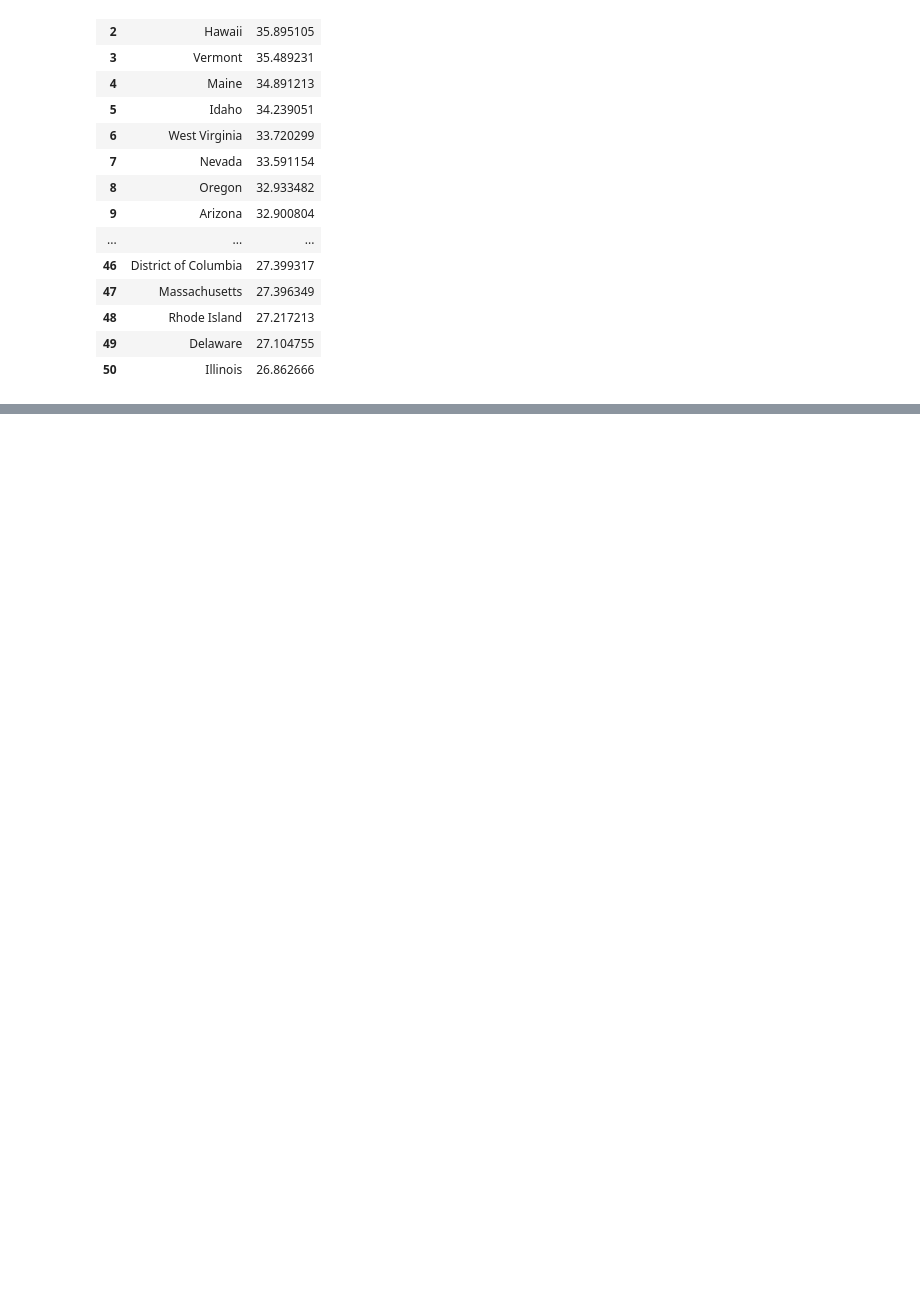
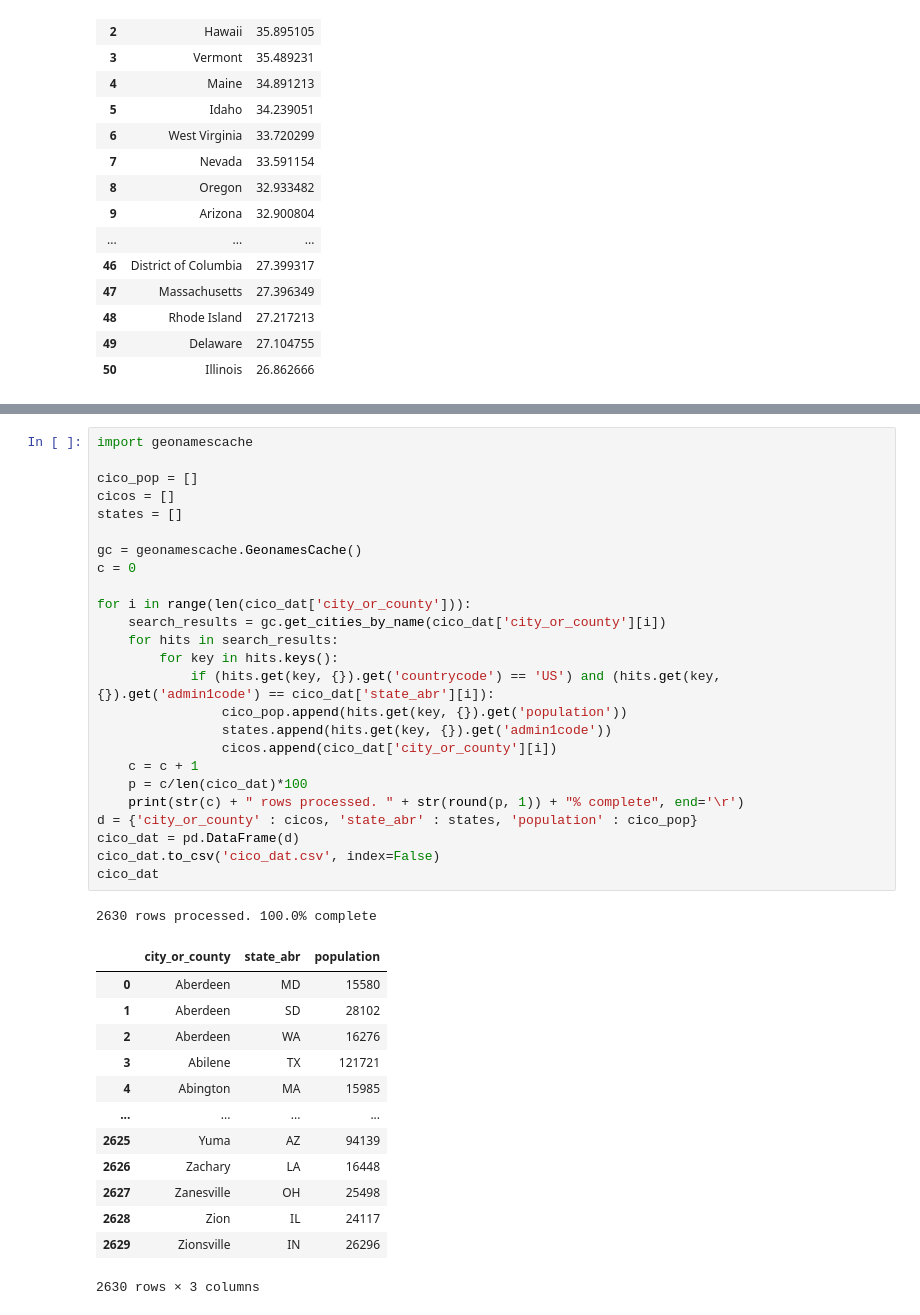
Before and after one commit to ErfanFaneian/580_final, a Jupyter notebook: stat_cruncher.ipynb, the cells around one changed output, grey strips where cells are left out. Cells and saved outputs as stored; diff of their text form; blank space fills up the shorter version.

```diff
--- a/stat_cruncher.ipynb
+++ b/stat_cruncher.ipynb
@@ -315,0 +420,40 @@ alt.Chart(person_tbl).mark_boxplot().encode(
+# %%
+import geonamescache
+
+cico_pop = []
+cicos = []
+states = []
+
+gc = geonamescache.GeonamesCache()
+c = 0
+
+for i in range(len(cico_dat['city_or_county'])):
+    search_results = gc.get_cities_by_name(cico_dat['city_or_county'][i])
+    for hits in search_results:
+        for key in hits.keys():
+            if (hits.get(key, {}).get('countrycode') == 'US') and (hits.get(key, {}).get('admin1code') == cico_dat['state_abr'][i]):
+                cico_pop.append(hits.get(key, {}).get('population'))
+                states.append(hits.get(key, {}).get('admin1code'))
+                cicos.append(cico_dat['city_or_county'][i])
+    c = c + 1
+    p = c/len(cico_dat)*100
+    print(str(c) + " rows processed. " + str(round(p, 1)) + "% complete", end='\r')
+d = {'city_or_county' : cicos, 'state_abr' : states, 'population' : cico_pop}
+cico_dat = pd.DataFrame(d)
+cico_dat.to_csv('cico_dat.csv', index=False)
+cico_dat
+# %% [output]
+2630 rows processed. 100.0% complete
+|  | city_or_county | state_abr | population |
+| 0 | Aberdeen | MD | 15580 |
+| 1 | Aberdeen | SD | 28102 |
+| 2 | Aberdeen | WA | 16276 |
+| 3 | Abilene | TX | 121721 |
+| 4 | Abington | MA | 15985 |
+| ... | ... | ... | ... |
+| 2625 | Yuma | AZ | 94139 |
+| 2626 | Zachary | LA | 16448 |
+| 2627 | Zanesville | OH | 25498 |
+| 2628 | Zion | IL | 24117 |
+| 2629 | Zionsville | IN | 26296 |
+2630 rows × 3 columns
```
Also changed, not shown: parts of 19 cells of this notebook, 4 other files.
